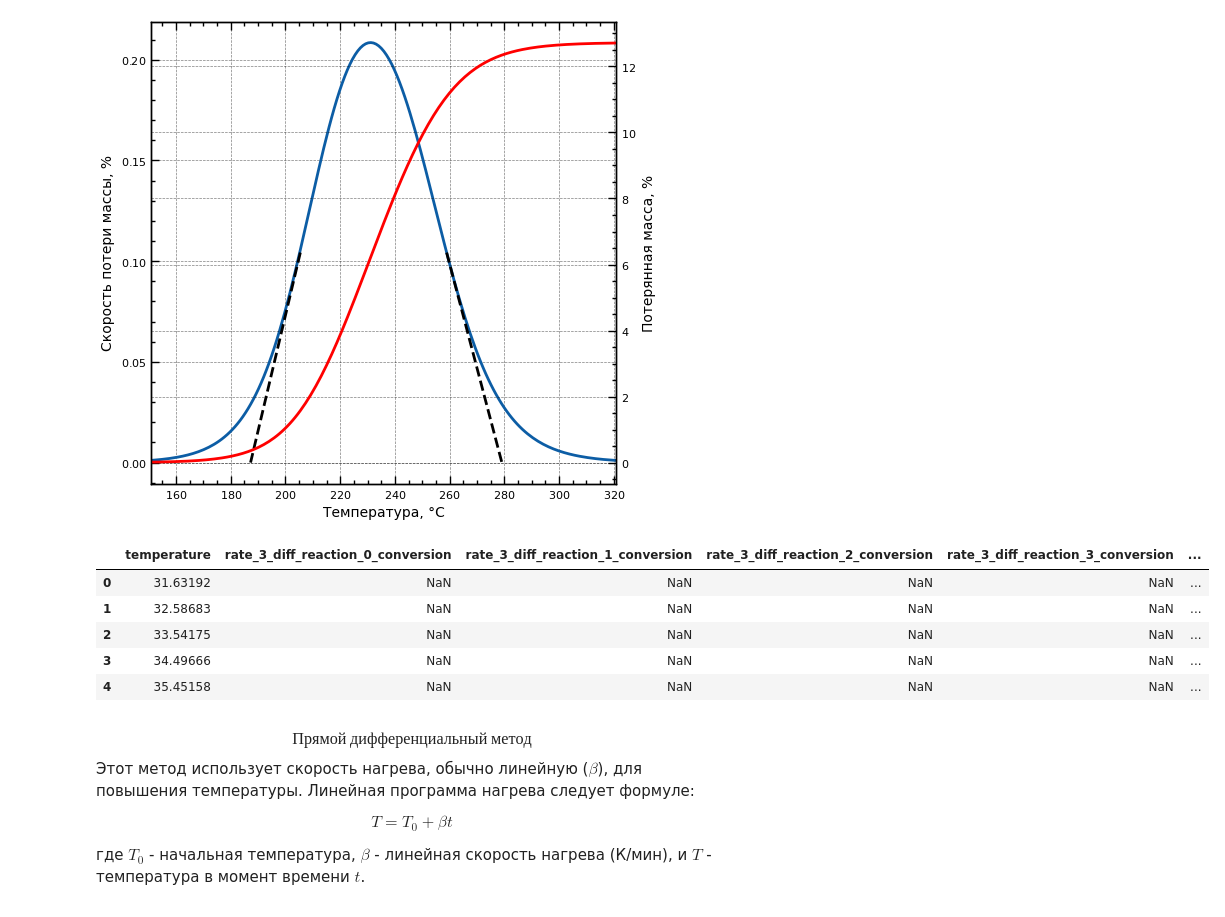
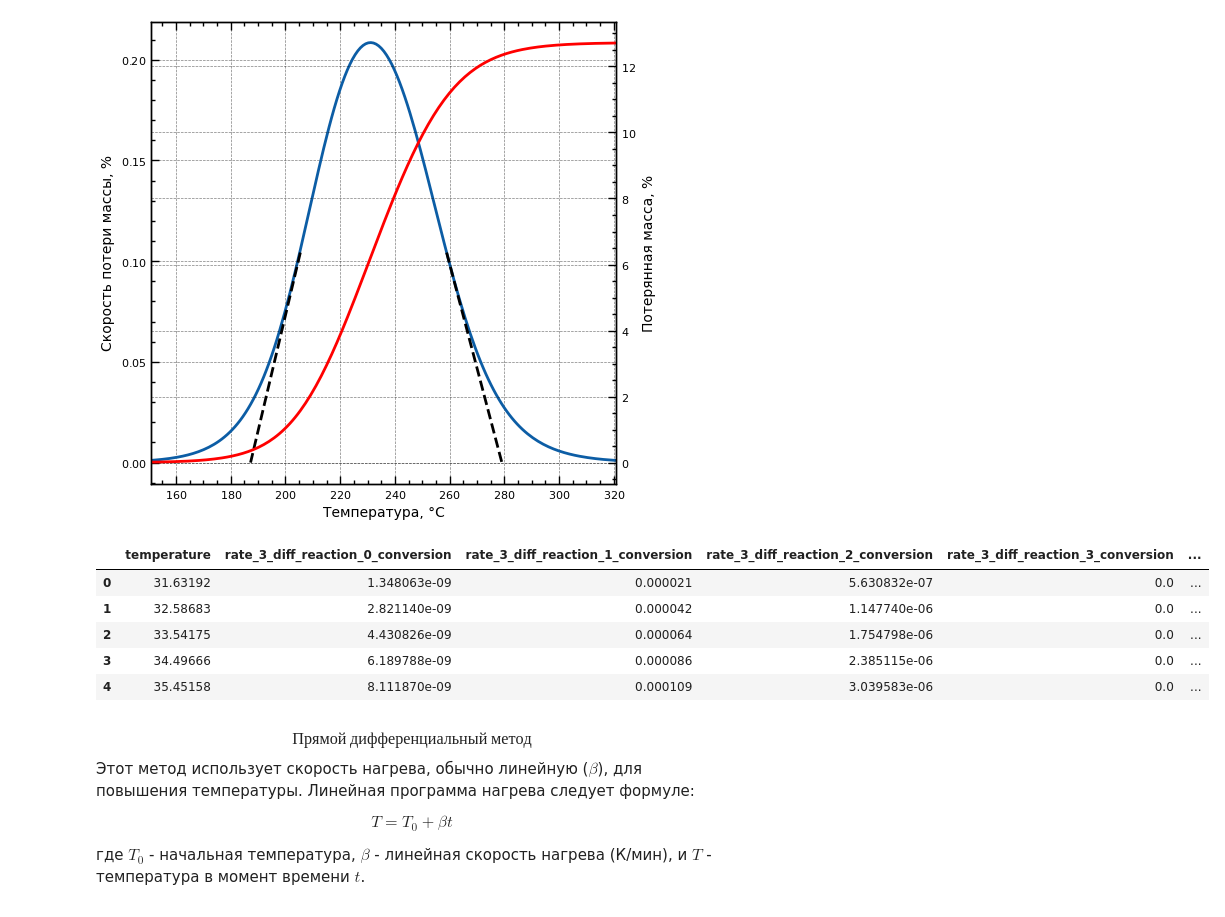
Before and after one commit to kdavjd/isoconversion_study_of_reaction_kinetics, a Jupyter notebook: isoconversion_studyes.ipynb, the cells around one changed output. Cells and saved outputs as stored; diff of their text form; code cells hidden in the pictures.

```diff
--- a/isoconversion_studyes.ipynb
+++ b/isoconversion_studyes.ipynb
@@ -213,43 +217,34 @@ for rate in heating_rates:
 # %%
 # Создаём новый датафрейм conversion_df и добавляем столбец с температурой
 conversion_df = pd.DataFrame()
 conversion_df['temperature'] = df['temperature']
 
 # Добавляем столбцы с кумулятивными суммами и нормализуем их
 for column in df.columns:
     if "rate_" in column and "diff_reaction" in column:
-        # Ограничим ось абсцисс
-        y_max = df[column].max()
-        relevant_temperatures = df[df[column] >= CONSTRAINT * y_max]['temperature']
-        x_min = relevant_temperatures.min()
-        x_max = relevant_temperatures.max()
+        # Вычисляем конверсию как интеграл от dm/dT
+        cumsum_values = df[column].cumsum()
 
-        # Взять только те строки, которые удовлетворяют границам x_min и x_max
-        filtered_df = df[(df['temperature'] >= x_min) & (df['temperature'] <= x_max)]
-
-        # Вычисляем кумулятивные суммы только для отфильтрованной части данных
-        cumsum_values = filtered_df[column].cumsum()
-
-        # Нормализация кумулятивных сумм
+        # Приводим к единице
         normalized_cumsum = cumsum_values / cumsum_values.max()
 
         # Устанавливаем конверсионные значения в новом DataFrame
-        conversion_df.loc[filtered_df.index, column + '_conversion'] = normalized_cumsum
+        conversion_df.loc[df.index, column + '_conversion'] = normalized_cumsum
 
 # Сохраняем conversion_df в CSV-файл
 if not os.path.exists(f"data/{ELEMENT}"):
     os.makedirs(f"data/{ELEMENT}")
 
 conversion_df.to_csv(f"data/{ELEMENT}/conversion_df.csv", index=False)
 
 conversion_df.head()
 # %% [output]
 |  | temperature | rate_3_diff_reaction_0_conversion | rate_3_diff_reaction_1_conversion | rate_3_diff_reaction_2_conversion | rate_3_diff_reaction_3_conversion | ... |
-| 0 | 31.63192 | NaN | NaN | NaN | NaN | ... |
-| 1 | 32.58683 | NaN | NaN | NaN | NaN | ... |
-| 2 | 33.54175 | NaN | NaN | NaN | NaN | ... |
-| 3 | 34.49666 | NaN | NaN | NaN | NaN | ... |
-| 4 | 35.45158 | NaN | NaN | NaN | NaN | ... |
+| 0 | 31.63192 | 1.348063e-09 | 0.000021 | 5.630832e-07 | 0.0 | ... |
+| 1 | 32.58683 | 2.821140e-09 | 0.000042 | 1.147740e-06 | 0.0 | ... |
+| 2 | 33.54175 | 4.430826e-09 | 0.000064 | 1.754798e-06 | 0.0 | ... |
+| 3 | 34.49666 | 6.189788e-09 | 0.000086 | 2.385115e-06 | 0.0 | ... |
+| 4 | 35.45158 | 8.111870e-09 | 0.000109 | 3.039583e-06 | 0.0 | ... |
 # %% [markdown]
 $$ Прямой~дифференциальный~метод$$
 Этот метод использует скорость нагрева, обычно линейную ($\beta$), для повышения температуры. Линейная программа нагрева следует формуле:
```
Also changed, not shown: parts of 14 cells of this notebook.
